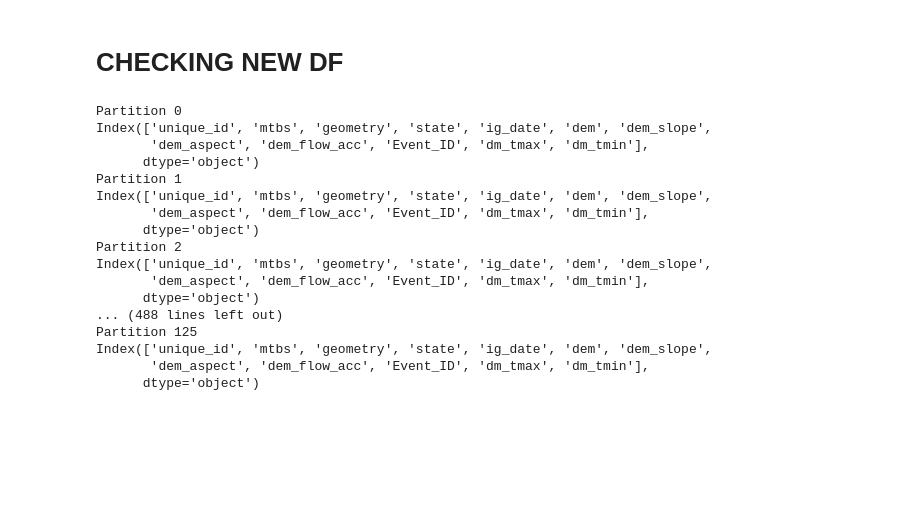
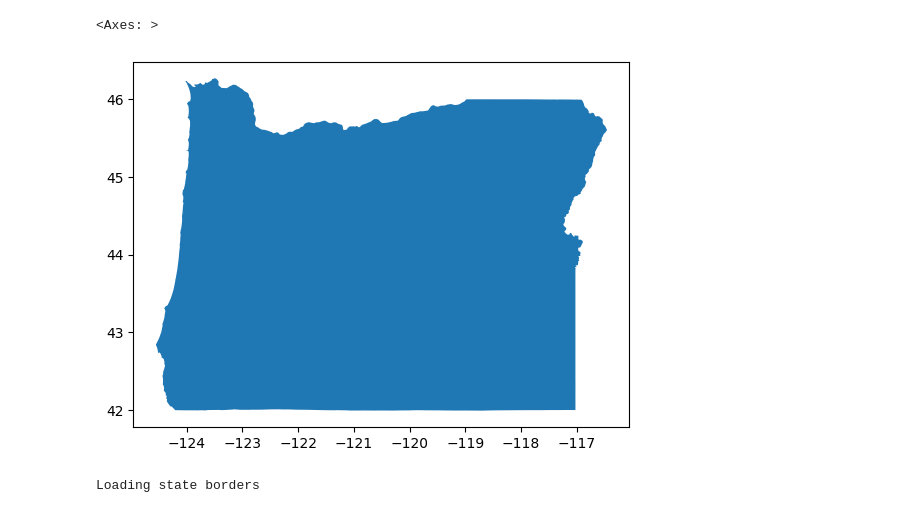
Before and after one commit to cake-dev/FireLab, a Jupyter notebook: Project/data_notebook.ipynb, the cells around one changed output. Saved outputs shown, nothing was run; the diff lists cells and outputs as text; code cells hidden in the pictures; blank space fills up the shorter version.

```diff
--- a/Project/data_notebook.ipynb
+++ b/Project/data_notebook.ipynb
@@ -194,2 +85,0 @@ mtbs_dataset_2020_08_16.plot(column=col, s=1)
-# %% [markdown]
-# CHECKING NEW DF
@@ -198,23 +86,8 @@ dfc1 = dgpd.read_parquet(checkpoint_1_path)
-# %%
-# go through each part and inspect the columns
-for i, part in enumerate(dfc1.partitions):
-    print(f"Partition {i}")
-    print(part.columns)
-# %% [output]
-Partition 0
-Index(['unique_id', 'mtbs', 'geometry', 'state', 'ig_date', 'dem', 'dem_slope',
-       'dem_aspect', 'dem_flow_acc', 'Event_ID', 'dm_tmax', 'dm_tmin'],
-      dtype='object')
-Partition 1
-Index(['unique_id', 'mtbs', 'geometry', 'state', 'ig_date', 'dem', 'dem_slope',
-       'dem_aspect', 'dem_flow_acc', 'Event_ID', 'dm_tmax', 'dm_tmin'],
-      dtype='object')
-Partition 2
-Index(['unique_id', 'mtbs', 'geometry', 'state', 'ig_date', 'dem', 'dem_slope',
-       'dem_aspect', 'dem_flow_acc', 'Event_ID', 'dm_tmax', 'dm_tmin'],
-      dtype='object')
-... (488 lines left out)
-Partition 125
-Index(['unique_id', 'mtbs', 'geometry', 'state', 'ig_date', 'dem', 'dem_slope',
-       'dem_aspect', 'dem_flow_acc', 'Event_ID', 'dm_tmax', 'dm_tmin'],
-      dtype='object')
+# %%
+# open the state borders, limit to the state of interest
+states = gpd.read_file(PATHS["states"])
+state = states[states.STUSPS == STATE]
+state.plot()
+# %% [output]
+<Axes: >
+[figure, added]
@@ -220,0 +99,9 @@ Index(['unique_id', 'mtbs', 'geometry', 'state', 'ig_date', 'dem', 'dem_slope',
+# %%
+print("Loading state borders")
+stdf = open_vectors(PATHS["states"], 0).data.to_crs("EPSG:5071")
+states = {st: stdf[stdf.STUSPS == st].geometry for st in list(stdf.STUSPS)}
+state_shape = states[STATE]
+states = None
+stdf = None
+# %% [output]
+Loading state borders
```
Also changed, not shown: parts of 32 cells of this notebook, 1 other file.
